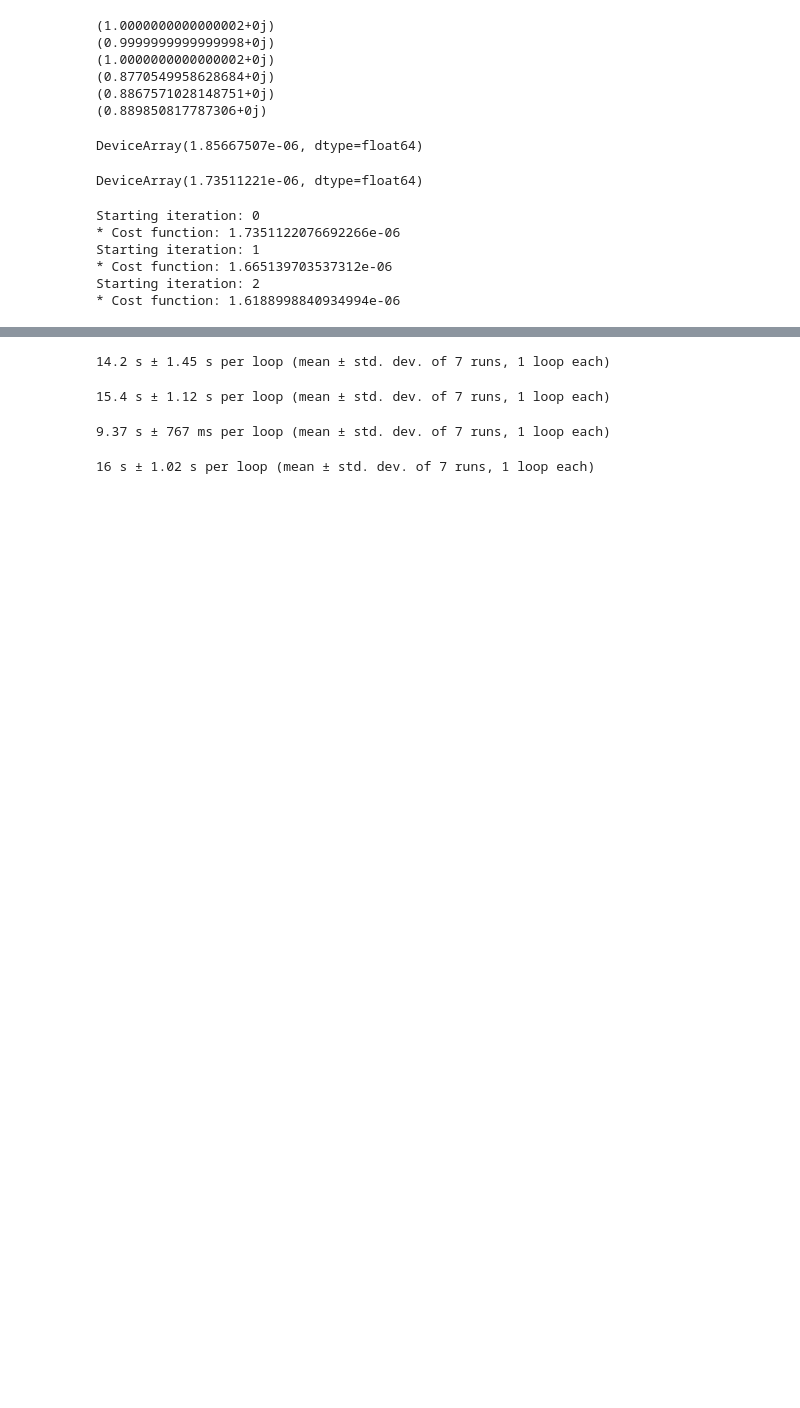
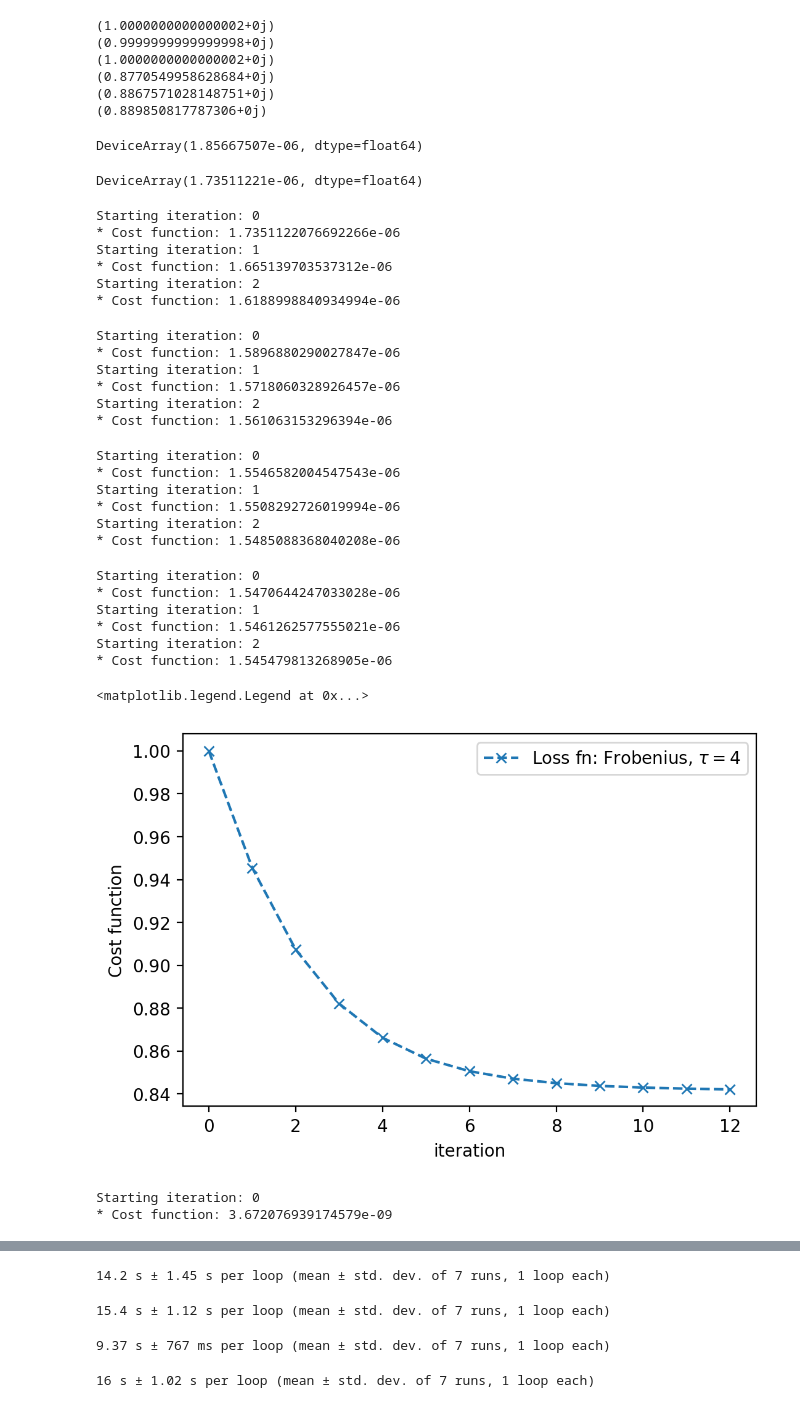
Before and after one commit to EmilianoG-byte/opentn, a Jupyter notebook: experiments/gradient.ipynb, the cells around one changed output, grey strips where cells are left out. Drawn from its saved outputs; the diff is of its cells as text; code cells hidden in the pictures; blank space fills up the shorter version.

```diff
--- a/experiments/gradient.ipynb
+++ b/experiments/gradient.ipynb
@@ -1255,3 +1261,40 @@ Starting iteration: 1
 * Cost function: 1.665139703537312e-06
 Starting iteration: 2
 * Cost function: 1.6188998840934994e-06
+# %%
+cost_list_fro3, grads_list_fro3, xi_fro3 = gds(fn=compute_loss, x0=xi_fro2[-1], iter=3, loss_fn=frobenius_norm, rate=1e-9, exact= exp_tot)
+# %% [output]
+Starting iteration: 0
+* Cost function: 1.5896880290027847e-06
+Starting iteration: 1
+* Cost function: 1.5718060328926457e-06
+Starting iteration: 2
+* Cost function: 1.561063153296394e-06
+# %%
+cost_list_fro4, grads_list_fro4, xi_fro4 = gds(fn=compute_loss, x0=xi_fro3[-1], iter=3, loss_fn=frobenius_norm, rate=1e-9, exact= exp_tot)
+# %% [output]
+Starting iteration: 0
+* Cost function: 1.5546582004547543e-06
+Starting iteration: 1
+* Cost function: 1.5508292726019994e-06
+Starting iteration: 2
+* Cost function: 1.5485088368040208e-06
+# %%
+cost_list_fro5, grads_list_fro5, xi_fro5 = gds(fn=compute_loss, x0=xi_fro4[-1], iter=3, loss_fn=frobenius_norm, rate=1e-9, exact= exp_tot)
+# %% [output]
+Starting iteration: 0
+* Cost function: 1.5470644247033028e-06
+Starting iteration: 1
+* Cost function: 1.5461262577555021e-06
+Starting iteration: 2
+* Cost function: 1.545479813268905e-06
+# %%
+data = cost_list_fro[0:1] + cost_list_fro2 + cost_list_fro3 + cost_list_fro4 + cost_list_fro5
+fig = plt.figure(dpi=200)
+plt.plot(range(len(data)), np.array(data)/data[0], '--x', label=r'Loss fn: Frobenius, $\tau = 4$')
+plt.ylabel(r'Cost function')
+plt.xlabel('iteration')
+plt.legend()
+# %% [output]
+<matplotlib.legend.Legend at 0x...>
+[figure, added]
@@ -1257,0 +1311,5 @@ Starting iteration: 2
+# %%
+cost_list_fro_05, grads_list_fro_05, xi_fro_05 = gds(fn=compute_loss, x0=[X1_05, X2_05, X1_05], iter=1, loss_fn=frobenius_norm, rate=1e-9, exact= exp_tot_05)
+# %% [output]
+Starting iteration: 0
+* Cost function: 3.672076939174579e-09
```
Also changed, not shown: parts of 9 cells of this notebook, 6 other files.
